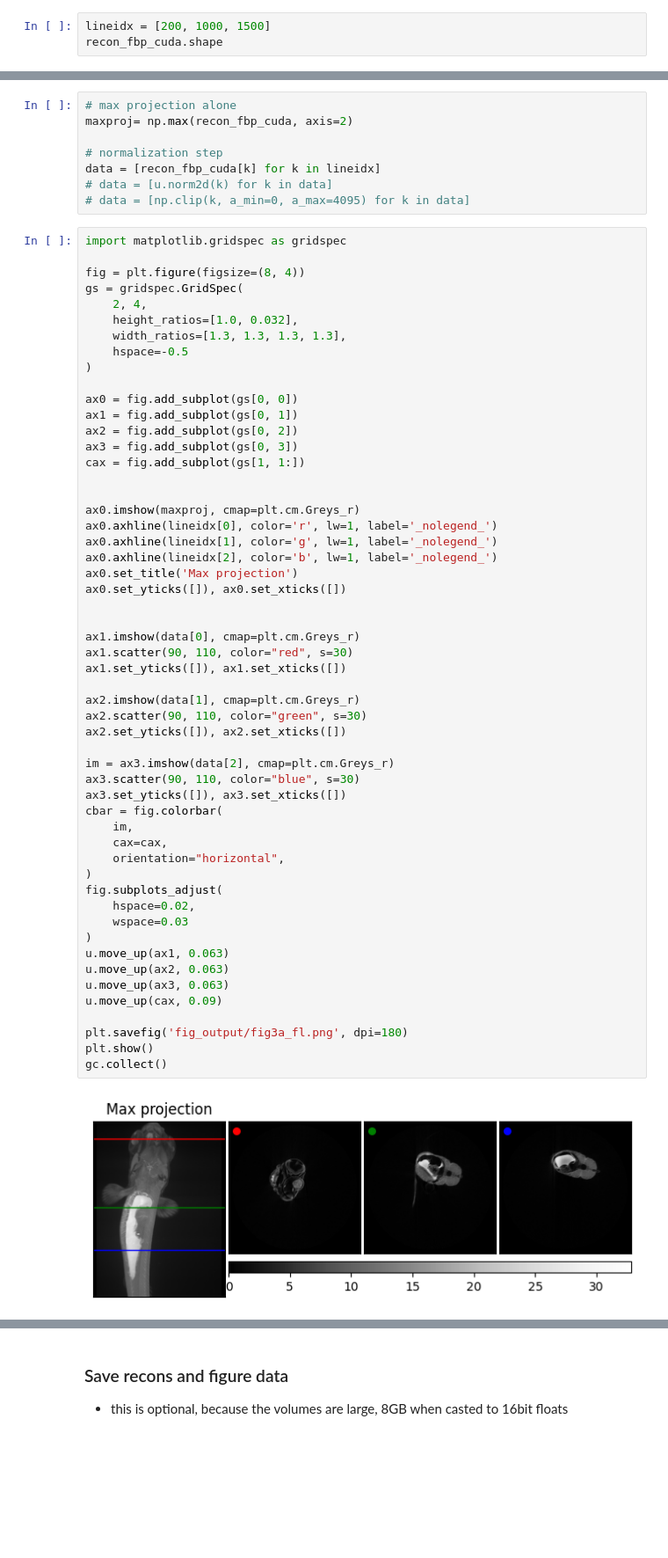
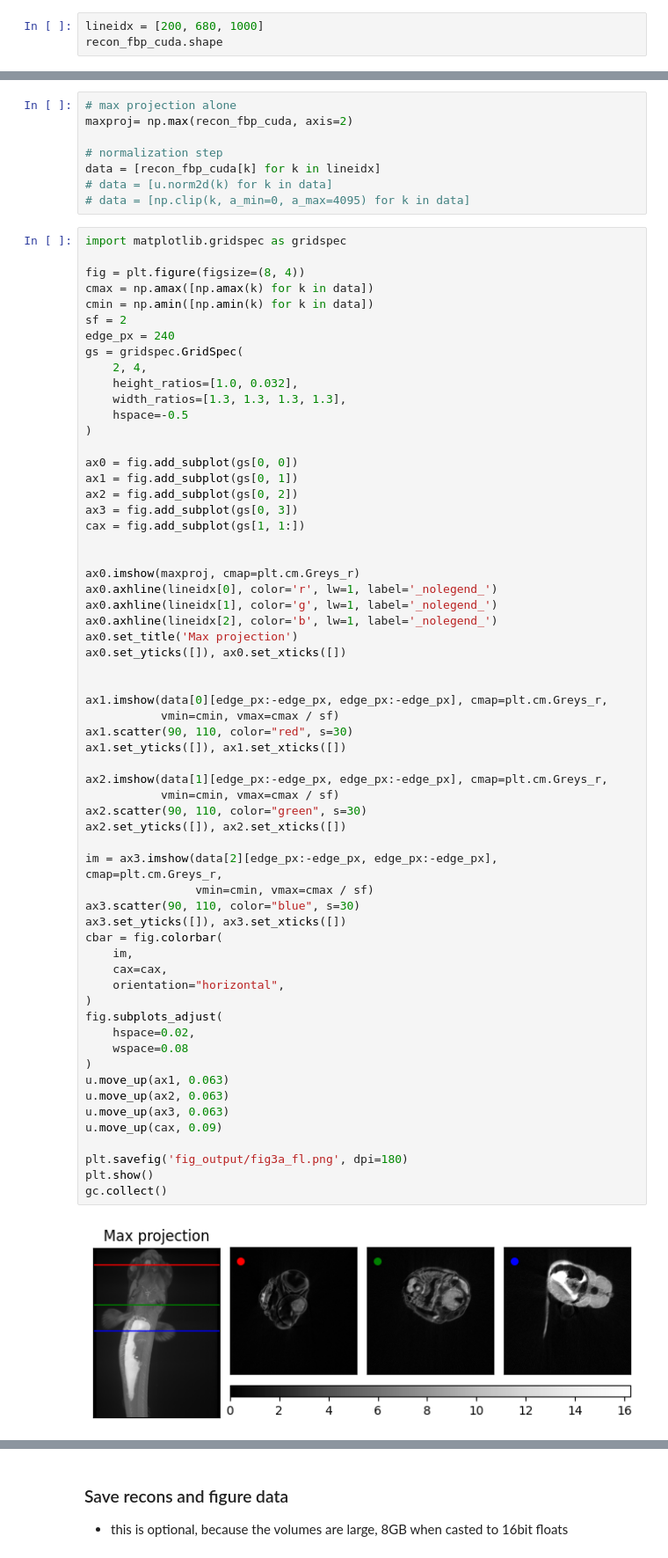
Before and after one commit to QBioImaging/paper-2026-opt-framework, a Jupyter notebook: 01_process_raw_data_fl.ipynb, the cells around one changed output, grey strips where cells are left out. Shown at 88% size. Saved outputs shown, nothing was run; the diff lists cells and outputs as text; blank space fills up the shorter version.

```diff
--- a/01_process_raw_data_fl.ipynb
+++ b/01_process_raw_data_fl.ipynb
@@ -476,7 +475,7 @@ plt.show()
 # %% [markdown]
 ### Paper figure
 # %%
-lineidx = [200, 1000, 1500]
+lineidx = [200, 680, 1000]
 recon_fbp_cuda.shape
 # %% [output]
 (2048, 1536, 1536)
@@ -492,6 +491,10 @@ data = [recon_fbp_cuda[k] for k in lineidx]
 import matplotlib.gridspec as gridspec
 
 fig = plt.figure(figsize=(8, 4))
+cmax = np.amax([np.amax(k) for k in data])
+cmin = np.amin([np.amin(k) for k in data])
+sf = 2
+edge_px = 240
 gs = gridspec.GridSpec(
     2, 4,
     height_ratios=[1.0, 0.032],
@@ -512,35 +515,38 @@ ax0.axhline(lineidx[1], color='g', lw=1, label='_nolegend_')
 ax0.axhline(lineidx[2], color='b', lw=1, label='_nolegend_')
 ax0.set_title('Max projection')
 ax0.set_yticks([]), ax0.set_xticks([])
 
 
-ax1.imshow(data[0], cmap=plt.cm.Greys_r)
+ax1.imshow(data[0][edge_px:-edge_px, edge_px:-edge_px], cmap=plt.cm.Greys_r,
+           vmin=cmin, vmax=cmax / sf)
 ax1.scatter(90, 110, color="red", s=30)
 ax1.set_yticks([]), ax1.set_xticks([])
 
-ax2.imshow(data[1], cmap=plt.cm.Greys_r)
+ax2.imshow(data[1][edge_px:-edge_px, edge_px:-edge_px], cmap=plt.cm.Greys_r,
+           vmin=cmin, vmax=cmax / sf)
 ax2.scatter(90, 110, color="green", s=30)
 ax2.set_yticks([]), ax2.set_xticks([])
 
-im = ax3.imshow(data[2], cmap=plt.cm.Greys_r)
+im = ax3.imshow(data[2][edge_px:-edge_px, edge_px:-edge_px], cmap=plt.cm.Greys_r,
+                vmin=cmin, vmax=cmax / sf)
 ax3.scatter(90, 110, color="blue", s=30)
 ax3.set_yticks([]), ax3.set_xticks([])
 cbar = fig.colorbar(
     im,
     cax=cax,
     orientation="horizontal",
 )
 fig.subplots_adjust(
     hspace=0.02,
-    wspace=0.03
+    wspace=0.08
 )
 u.move_up(ax1, 0.063)
 u.move_up(ax2, 0.063)
 u.move_up(ax3, 0.063)
 u.move_up(cax, 0.09)
 
 plt.savefig('fig_output/fig3a_fl.png', dpi=180)
 plt.show()
 gc.collect()
 # %% [output]
-[figure, old version]
+[figure, new version]
```
Also changed, not shown: parts of 10 cells of this notebook, 9 other files.
